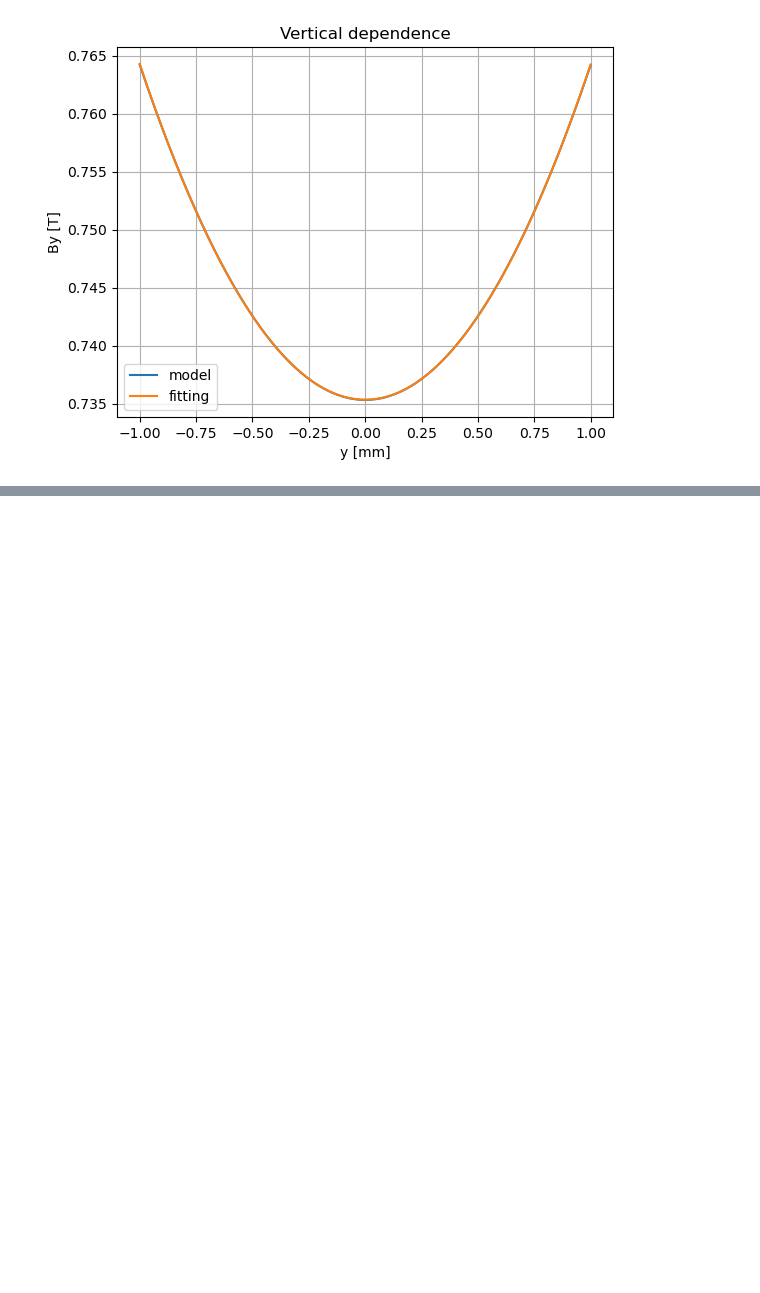
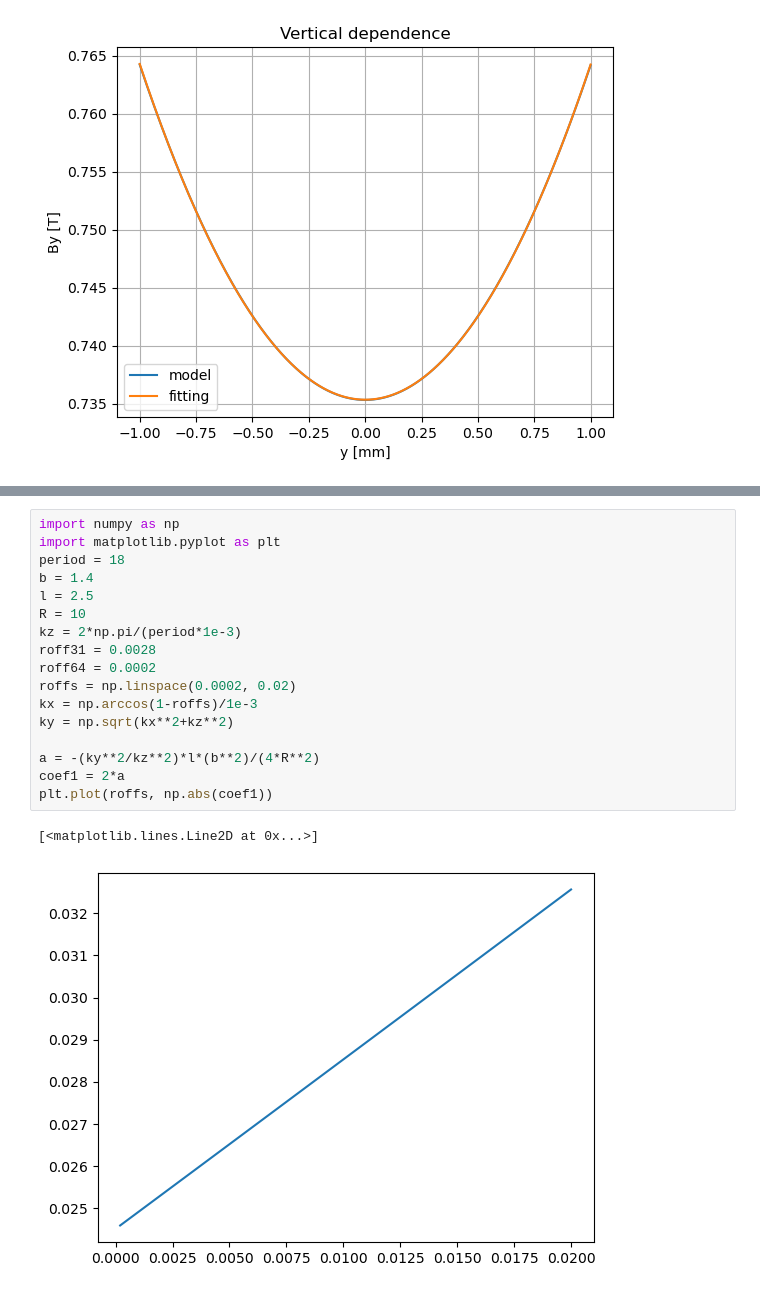
Before and after one commit to lnls-fac/idanalysis-old, a Jupyter notebook: scripts/ids_tests/Roll-off_tests.ipynb, the cells around one changed output, grey strips where cells are left out. Saved outputs shown, nothing was run; the diff lists cells and outputs as text; blank space fills up the shorter version.

```diff
--- a/scripts/ids_tests/Roll-off_tests.ipynb
+++ b/scripts/ids_tests/Roll-off_tests.ipynb
@@ -242,0 +246,20 @@ roll off =  0.017427115421642103 %
+# %%
+import numpy as np
+import matplotlib.pyplot as plt
+period = 18
+b = 1.4
+l = 2.5
+R = 10
+kz = 2*np.pi/(period*1e-3)
+roff31 = 0.0028
+roff64 = 0.0002
+roffs = np.linspace(0.0002, 0.02)
+kx = np.arccos(1-roffs)/1e-3
+ky = np.sqrt(kx**2+kz**2)
+
+a = -(ky**2/kz**2)*l*(b**2)/(4*R**2)
+coef1 = 2*a
+plt.plot(roffs, np.abs(coef1))
+# %% [output]
+[<matplotlib.lines.Line2D at 0x...>]
+[figure, added]
```
Also changed, not shown: parts of 3 cells of this notebook, 28 other files.
